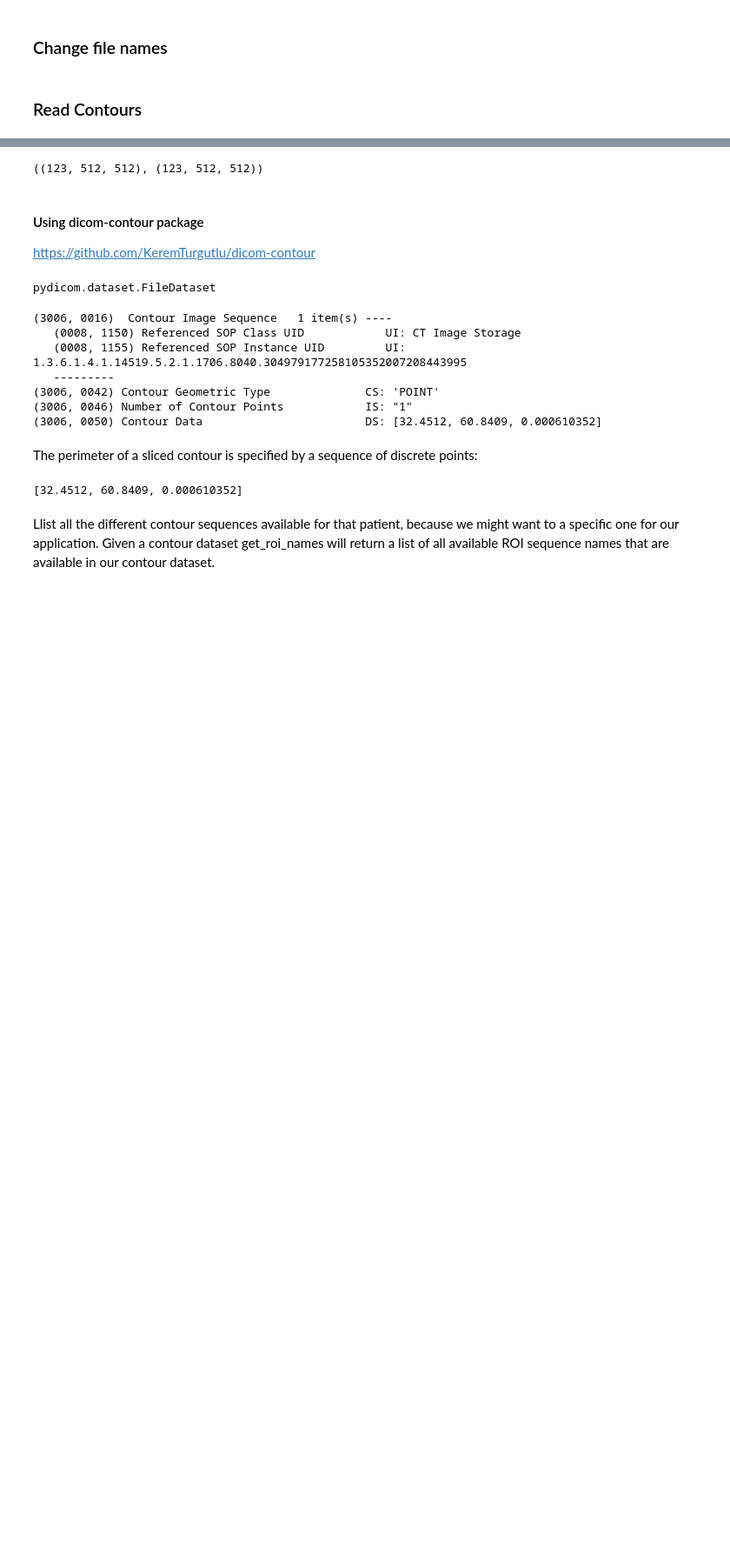
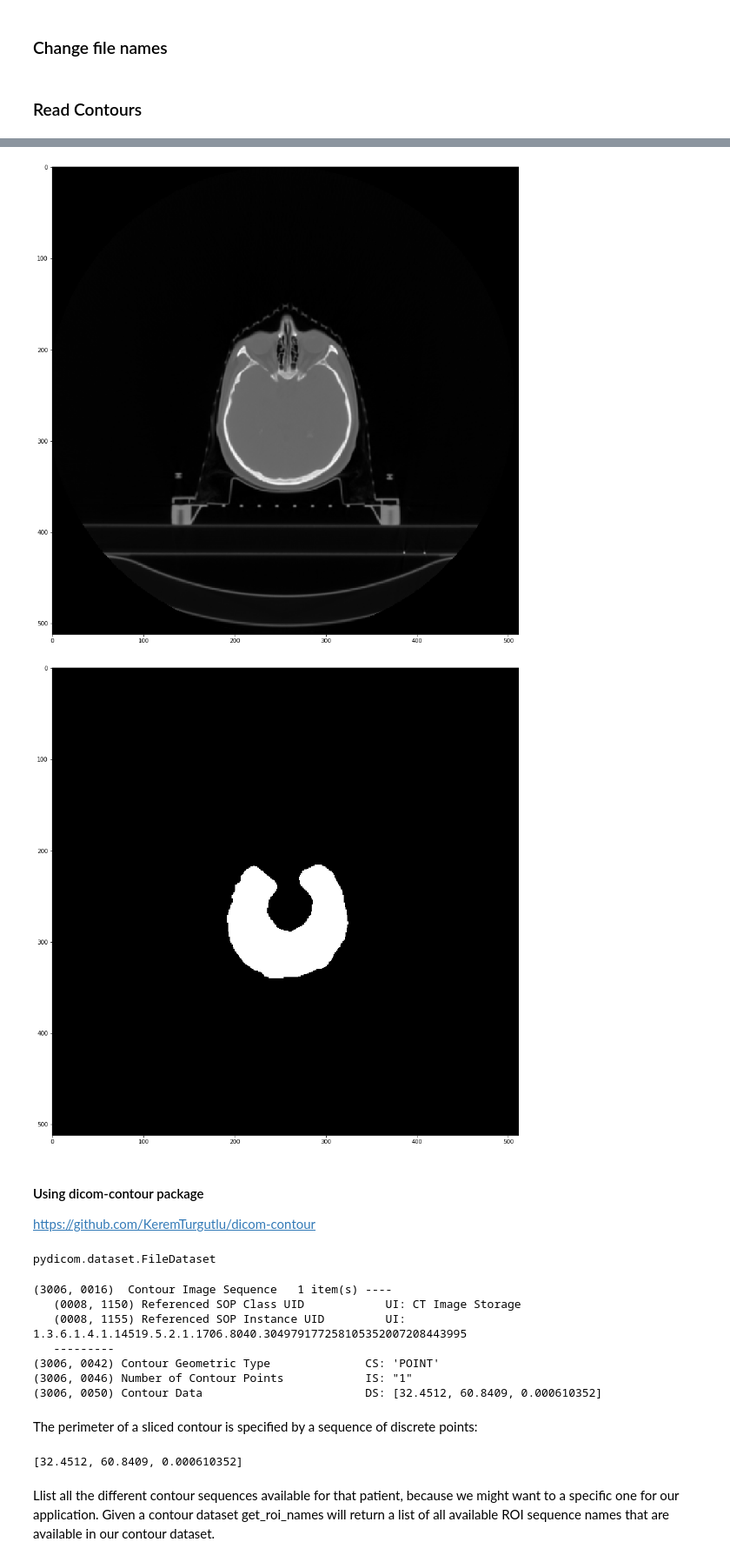
Before and after one commit to kaamka/dicom-pipeline, a Jupyter notebook: Read-and-visualize-DICOM.ipynb, the cells around one changed output, grey strips where cells are left out. Shown at 87% size. Drawn from its saved outputs; the diff is of its cells as text; code cells hidden in the pictures; blank space fills up the shorter version.

```diff
--- a/Read-and-visualize-DICOM.ipynb
+++ b/Read-and-visualize-DICOM.ipynb
@@ -644,11 +641,12 @@ ROIs len =  31
 # https://dicom.innolitics.com/ciods/ct-image/image-plane/00200037
 # https://dicom.innolitics.com/ciods/rt-structure-set/roi-contour/30060039/30060040/30060050
 
-from pathlib import Path
-from dicom_contour.contour import *
+# from pathlib import Path
+# from dicom_contour.contour import *
 
 path = '/media/kamila/System/Users/Kama/Documents/DATASETS/DICOM/HNSCC/HNSCC-4series/HNSCC-01-0002/11-20-2001-RT SIMULATION-57976/2.000000-57922/'
 rt_struct_file = '/media/kamila/System/Users/Kama/Documents/DATASETS/DICOM/HNSCC/HNSCC-4series/HNSCC-01-0002/11-20-2001-RT SIMULATION-57976/2.000000-57922/1-1.dcm'
+
 
 def showOpencvImage(image, isGray=False):
     fig = plt.figure(figsize=(15, 15))
@@ -656,8 +654,8 @@ def showOpencvImage(image, isGray=False):
 #    plt.xticks([]), plt.yticks([])  # to hide tick values on X and Y axis
     plt.show()
 
-# from: https://github.com/KeremTurgutlu/dicom-contour
-def slice_order(path):
+
+def slice_order_by_instnumber(path):
     """
     Takes path of directory that has the DICOM images and returns
     a ordered list that has ordered filenames
@@ -677,9 +675,11 @@ def slice_order(path):
         except:
             continue
 
-    slice_dict = {s.SOPInstanceUID: s.ImagePositionPatient[-1] for s in slices}
-    ordered_slices = sorted(slice_dict.items(), key=operator.itemgetter(1))
-    return ordered_slices
+    slices.sort(key = lambda x: int(x.InstanceNumber))
+
+    slice_dict_sorted = [(s.SOPInstanceUID, s.ImagePositionPatient[-1]) for s in slices]
+#     ordered_slices = sorted(slice_dict.items(), key=operator.itemgetter(1))
+    return slice_dict_sorted
 
 
 # from: https://github.com/KeremTurgutlu/dicom-contour
@@ -702,7 +702,7 @@ def get_contour_file(path):
     n = 0
     contour_file = None
     for fpath in fpaths:
-        f = dicom.read_file(fpath)
+        f = pydicom.read_file(fpath)
         if 'ROIContourSequence' in dir(f):
             contour_file = fpath.split('/')[-1]
             n += 1
@@ -757,12 +757,11 @@ def get_img_mask_dict_binary(structID, path, rt_struct_file = None):
 
         contour_dict[imgid_] = [np.array(img_), np.array(mask_)]
 
-
     return contour_dict
 
 
 
-def collect_dataset(structID, path, rt_struct_file = None, ):
+def collect_dataset_single_patient(structID, path, rt_struct_file = None):
     """
     Create dataset of numpy arrays: image + correcponding mask.
 
@@ -788,7 +787,7 @@ def collect_dataset(structID, path, rt_struct_file = None, ):
     images = []
     masks = []
     # get slice orders
-    ordered_slices = slice_order(path)
+    ordered_slices = slice_order_by_instnumber(path)
     # get dict containing prepared imgs and masks - in random order though
     img_mask_dict = get_img_mask_dict_binary(structID = structID, path = path, rt_struct_file = rt_struct_file)
 
@@ -804,11 +803,20 @@ def collect_dataset(structID, path, rt_struct_file = None, ):
             images.append(img_arr)
             masks.append(mask_arr)
     return np.array(images), np.array(masks)
-# %%
-imgs, msks = collect_dataset(26, path)
-imgs.shape, msks.shape
-# %% [output]
-((123, 512, 512), (123, 512, 512))
+# %%
+imgs, msks = collect_dataset(26, path)
+empty_arr = np.zeros_like(imgs[0])
+
+for im, ms in zip(imgs, msks):
+    if np.all((empty_arr==ms)):
+        continue
+    else:
+        showOpencvImage(im)
+        showOpencvImage(ms)
+        break
+# %% [output]
+[figure, added]
+[figure, added]
 # %% [markdown]
 #### Using dicom-contour package
 
```
Also changed, not shown: parts of 3 cells of this notebook.
